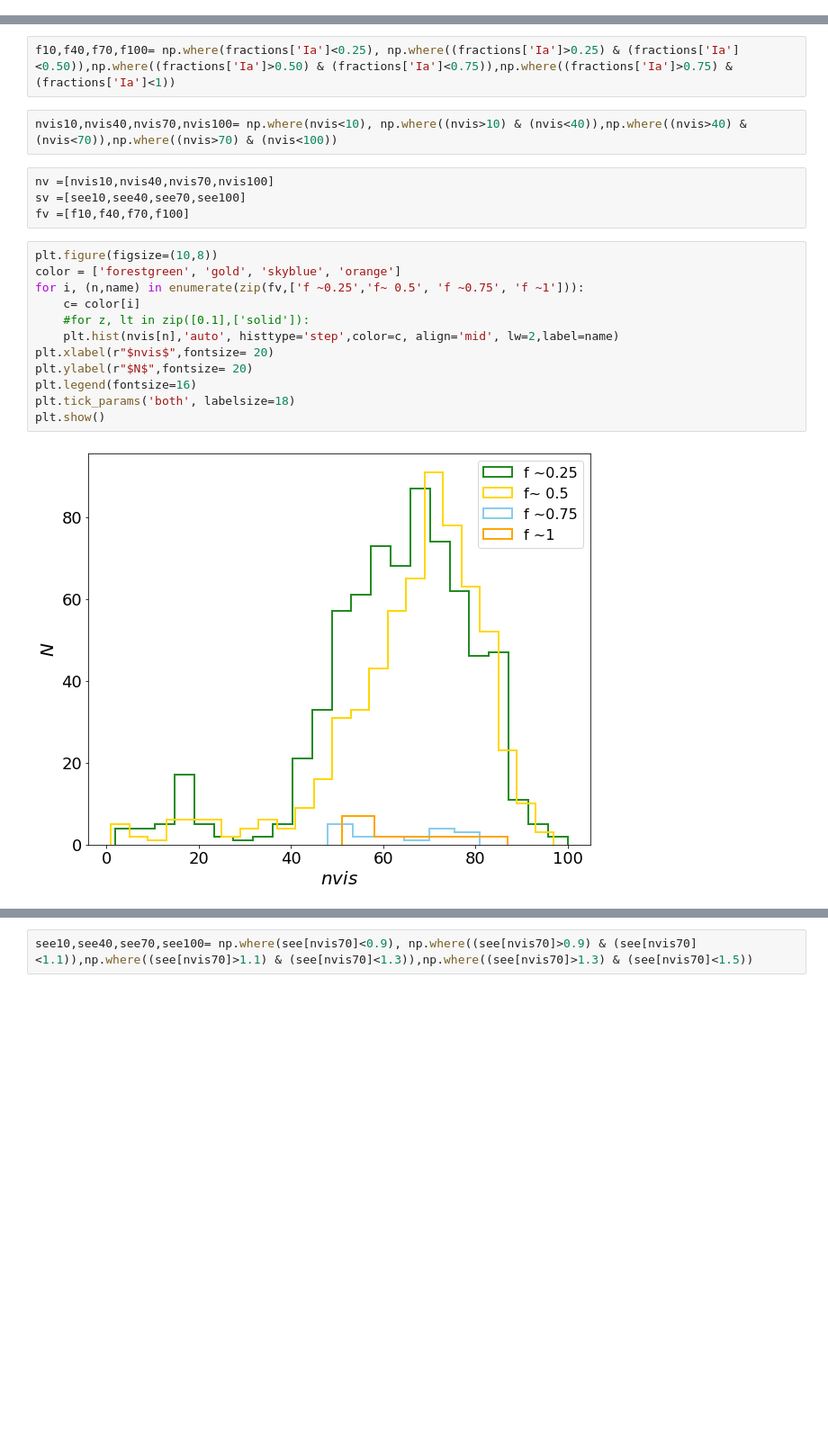
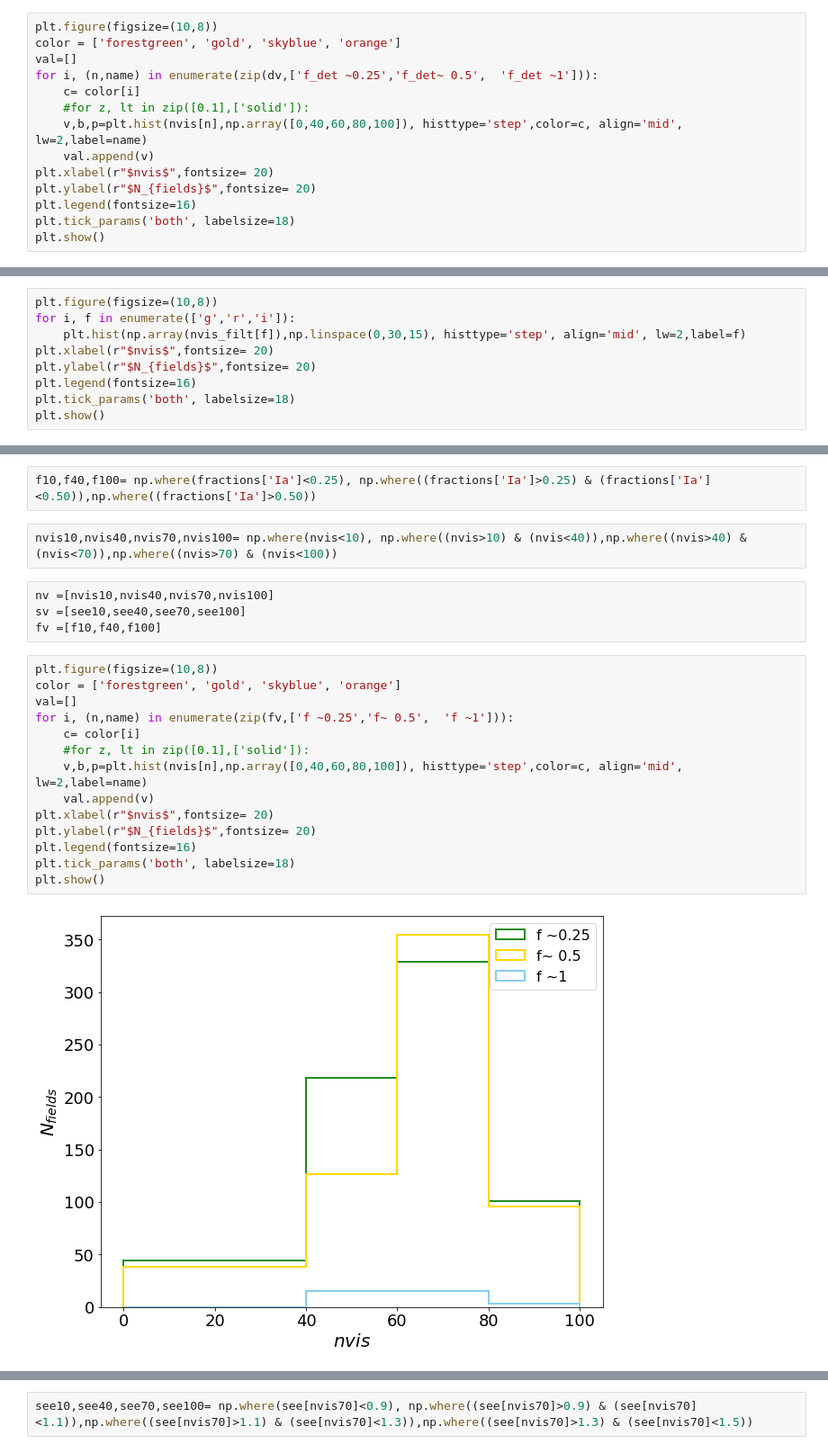
Before and after one commit to FabioRagosta/LSSTmetrics, a Jupyter notebook: SNRateMetric.ipynb, the cells around one changed output, grey strips where cells are left out. Shown at 90% size. Saved outputs shown, nothing was run; the diff lists cells and outputs as text; blank space fills up the shorter version.

```diff
--- a/SNRateMetric.ipynb
+++ b/SNRateMetric.ipynb
@@ -820,0 +938,14 @@ m5=np.array(m5)
+# %%
+plt.figure(figsize=(10,8))
+color = ['forestgreen', 'gold', 'skyblue', 'orange']
+val=[]
+for i, (n,name) in enumerate(zip(dv,['f_det ~0.25','f_det~ 0.5',  'f_det ~1'])):
+    c= color[i]
+    #for z, lt in zip([0.1],['solid']):
+    v,b,p=plt.hist(nvis[n],np.array([0,40,60,80,100]), histtype='step',color=c, align='mid', lw=2,label=name)
+    val.append(v)
+plt.xlabel(r"$nvis$",fontsize= 20)
+plt.ylabel(r"$N_{fields}$",fontsize= 20)
+plt.legend(fontsize=16)
+plt.tick_params('both', labelsize=18)
+plt.show()
@@ -826,0 +963,9 @@ plt.show()
+# %%
+plt.figure(figsize=(10,8))
+for i, f in enumerate(['g','r','i']):
+    plt.hist(np.array(nvis_filt[f]),np.linspace(0,30,15), histtype='step', align='mid', lw=2,label=f)
+plt.xlabel(r"$nvis$",fontsize= 20)
+plt.ylabel(r"$N_{fields}$",fontsize= 20)
+plt.legend(fontsize=16)
+plt.tick_params('both', labelsize=18)
+plt.show()
@@ -827,22 +974,24 @@ plt.show()
 # %%
-f10,f40,f70,f100= np.where(fractions['Ia']<0.25), np.where((fractions['Ia']>0.25) & (fractions['Ia']<0.50)),np.where((fractions['Ia']>0.50) & (fractions['Ia']<0.75)),np.where((fractions['Ia']>0.75) & (fractions['Ia']<1))
+f10,f40,f100= np.where(fractions['Ia']<0.25), np.where((fractions['Ia']>0.25) & (fractions['Ia']<0.50)),np.where((fractions['Ia']>0.50))
 # %%
 nvis10,nvis40,nvis70,nvis100= np.where(nvis<10), np.where((nvis>10) & (nvis<40)),np.where((nvis>40) & (nvis<70)),np.where((nvis>70) & (nvis<100))
 # %%
 nv =[nvis10,nvis40,nvis70,nvis100]
 sv =[see10,see40,see70,see100]
-fv =[f10,f40,f70,f100]
+fv =[f10,f40,f100]
 # %%
 plt.figure(figsize=(10,8))
 color = ['forestgreen', 'gold', 'skyblue', 'orange']
-for i, (n,name) in enumerate(zip(fv,['f ~0.25','f~ 0.5', 'f ~0.75', 'f ~1'])):
+val=[]
+for i, (n,name) in enumerate(zip(fv,['f ~0.25','f~ 0.5',  'f ~1'])):
     c= color[i]
     #for z, lt in zip([0.1],['solid']):
-    plt.hist(nvis[n],'auto', histtype='step',color=c, align='mid', lw=2,label=name)
+    v,b,p=plt.hist(nvis[n],np.array([0,40,60,80,100]), histtype='step',color=c, align='mid', lw=2,label=name)
+    val.append(v)
 plt.xlabel(r"$nvis$",fontsize= 20)
-plt.ylabel(r"$N$",fontsize= 20)
+plt.ylabel(r"$N_{fields}$",fontsize= 20)
 plt.legend(fontsize=16)
 plt.tick_params('both', labelsize=18)
 plt.show()
 # %% [output]
-[figure, old version]
+[figure, new version]
```
Also changed, not shown: parts of 49 cells of this notebook.
